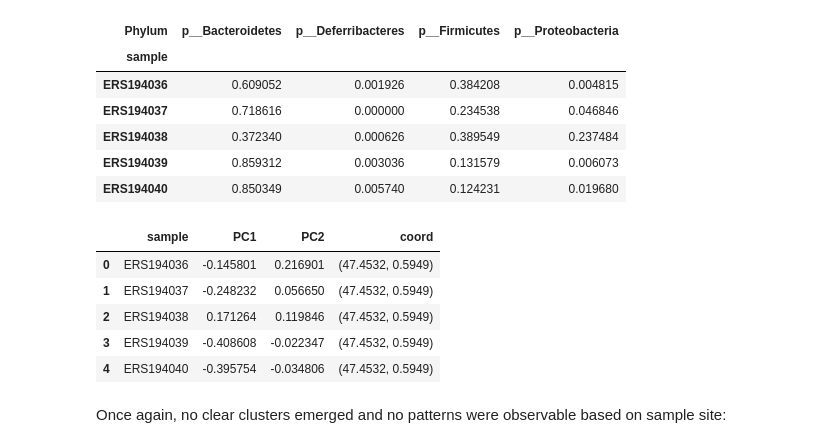
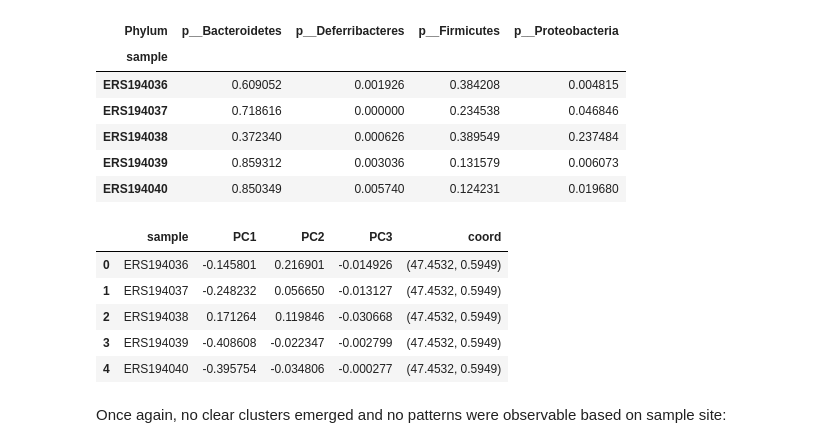
Before and after one commit to dhonson-lncrna/DH_SymbiosisProject, a Jupyter notebook: 04) analysis.ipynb, the cells around one changed output. Saved outputs shown, nothing was run; the diff lists cells and outputs as text; code cells hidden in the pictures.

```diff
--- a/04) analysis.ipynb
+++ b/04) analysis.ipynb
@@ -335,29 +352,30 @@ pca_df.head()
 | ERS194039 | 0.859312 | 0.003036 | 0.131579 | 0.006073 |
 | ERS194040 | 0.850349 | 0.005740 | 0.124231 | 0.019680 |
 # %%
-pca_taxon = PCA(n_components=2)
+pca_taxon = PCA(n_components=3)
 pc_analysis = pca_taxon.fit_transform(pca_df)
 
 x = [i[0] for i in pc_analysis]
 y = [i[1] for i in pc_analysis]
+z = [i[2] for i in pc_analysis]
 samp = pca_df.index
 
-pc_df = pd.DataFrame(list(zip(samp,x,y)),columns=['sample','PC1','PC2'])
+pc_df = pd.DataFrame(list(zip(samp,x,y,z)),columns=['sample','PC1','PC2','PC3'])
 
 for i in pc_df.index:
     sample = pc_df.loc[i,'sample']
     subdf = alldata[alldata['sample'] == sample]
 
     pc_df.loc[i,'coord'] = subdf.iloc[0]['coord']
 
 pc_df.head()
 # %% [output]
-|  | sample | PC1 | PC2 | coord |
-| 0 | ERS194036 | -0.145801 | 0.216901 | (47.4532, 0.5949) |
-| 1 | ERS194037 | -0.248232 | 0.056650 | (47.4532, 0.5949) |
-| 2 | ERS194038 | 0.171264 | 0.119846 | (47.4532, 0.5949) |
-| 3 | ERS194039 | -0.408608 | -0.022347 | (47.4532, 0.5949) |
-| 4 | ERS194040 | -0.395754 | -0.034806 | (47.4532, 0.5949) |
+|  | sample | PC1 | PC2 | PC3 | coord |
+| 0 | ERS194036 | -0.145801 | 0.216901 | -0.014926 | (47.4532, 0.5949) |
+| 1 | ERS194037 | -0.248232 | 0.056650 | -0.013127 | (47.4532, 0.5949) |
+| 2 | ERS194038 | 0.171264 | 0.119846 | -0.030668 | (47.4532, 0.5949) |
+| 3 | ERS194039 | -0.408608 | -0.022347 | -0.002799 | (47.4532, 0.5949) |
+| 4 | ERS194040 | -0.395754 | -0.034806 | -0.000277 | (47.4532, 0.5949) |
 # %% [markdown]
 Once again, no clear clusters emerged and no patterns were observable based on sample site:
 # %%
```
Also changed, not shown: parts of 5 cells of this notebook, 17 other files.
